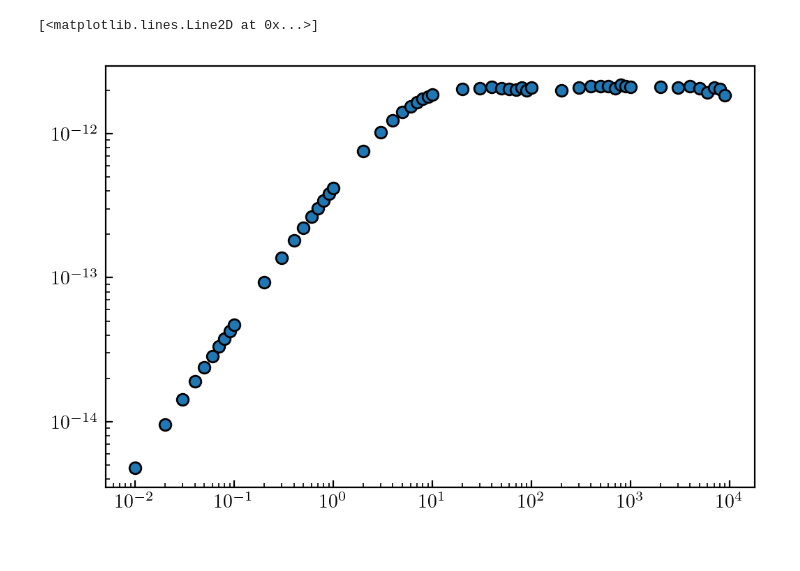
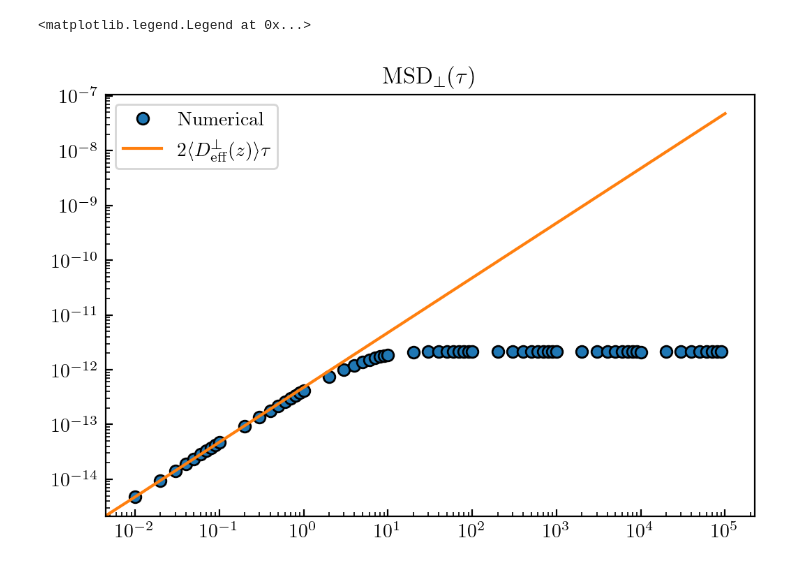
Before and after one commit to ElodieMillan/Brownian-particle-near-wall, a Jupyter notebook: Optimisation_experimental_C4/Verification_double_mur.ipynb, the cells around one changed output. Drawn from its saved outputs; the diff is of its cells as text; code cells hidden in the pictures.

```diff
--- a/Optimisation_experimental_C4/Verification_double_mur.ipynb
+++ b/Optimisation_experimental_C4/Verification_double_mur.ipynb
@@ -316,8 +318,13 @@ for k, i in enumerate(tqdm(list_dt_MSD)):
         continue
     msd[k] = np.mean((position[i:]-position[:-i])**2)
 # %%
-plt.loglog(t[list_dt_MSD], msd, "o", label="Numerical")
+tt = np.linspace(0, dt*Nt, Nt)
+plt.loglog(t[list_dt_MSD], msd, "o", label=r"Numerical")
+plt.plot(tt, 2*mean_Dz_theo*tt, "-", label=r"$2 \langle D_\mathrm{eff}^\perp(z) \rangle \tau$")
+# plt.plot(tt, lB**2)
+plt.title(r"MSD$_\perp(\tau)$")
+plt.legend()
 # %% [output]
-[<matplotlib.lines.Line2D at 0x...>]
+<matplotlib.legend.Legend at 0x...>
-[figure, old version]
+[figure, new version]
 # %%
```
Also changed, not shown: parts of 41 cells of this notebook, 4 other files.
